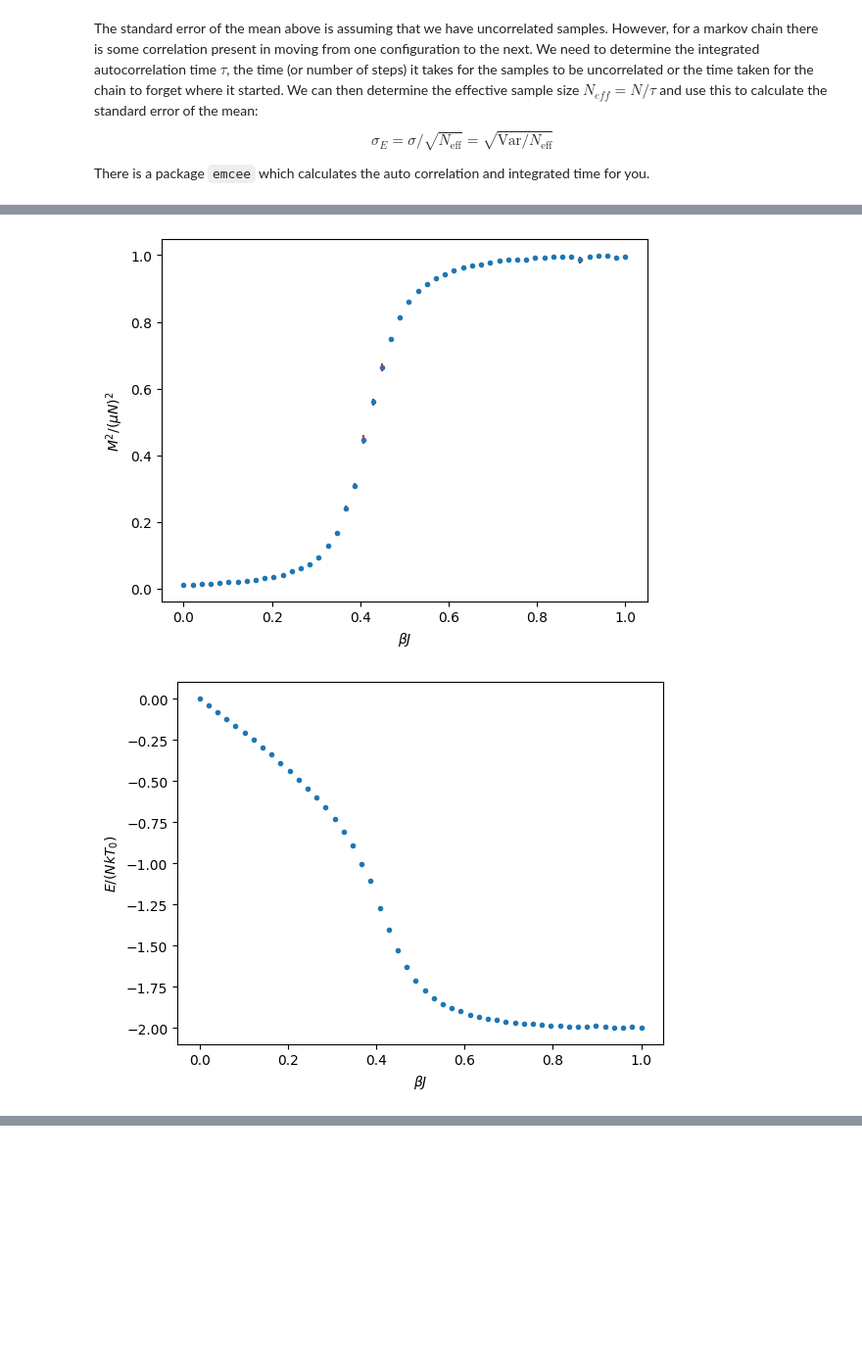
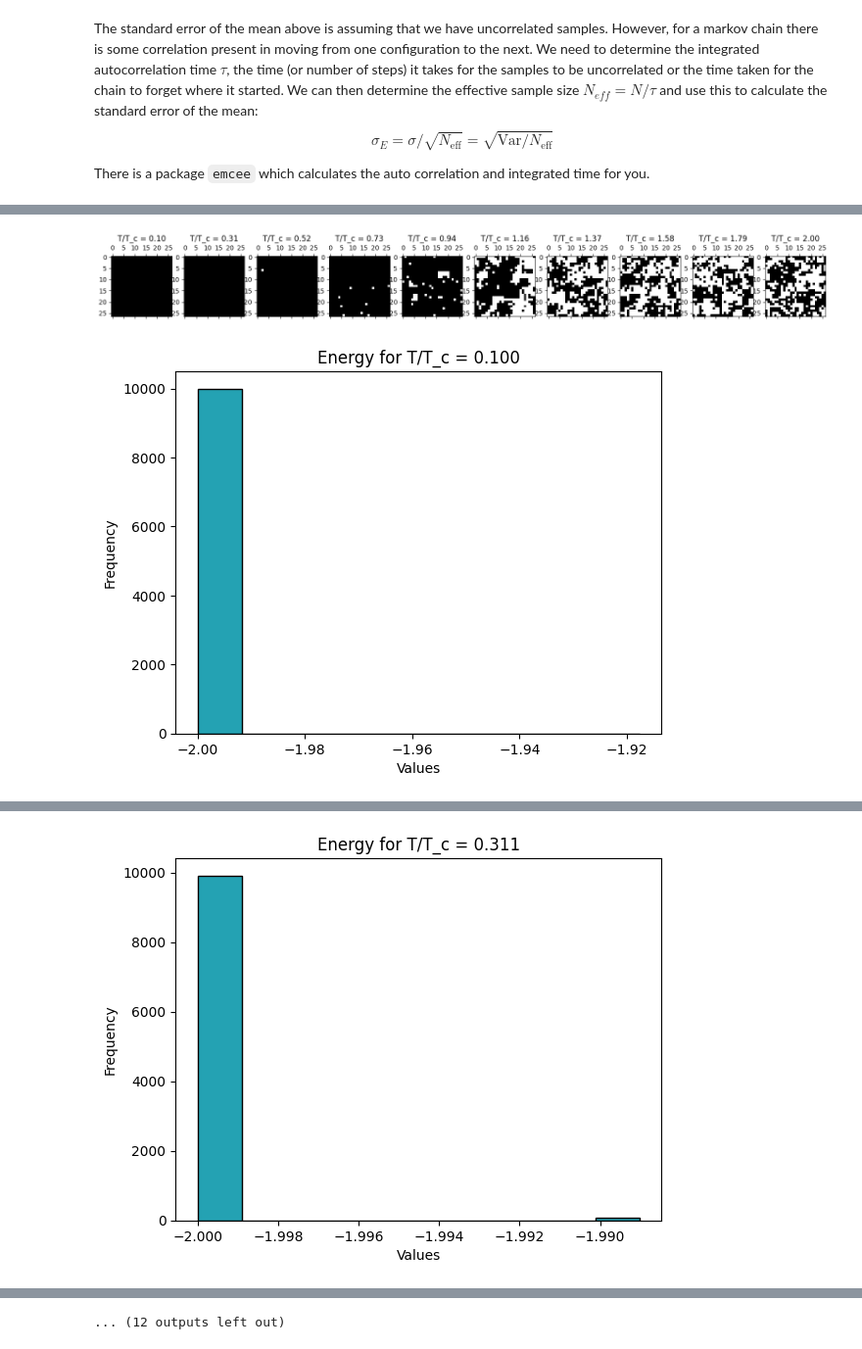
Before and after one commit to tylerjwhitts/IsingModel, a Jupyter notebook: montecarlomethod.ipynb, the cells around one changed output, grey strips where cells are left out. Shown at 98% size. Cells and saved outputs as stored; diff of their text form; code cells hidden in the pictures; blank space fills up the shorter version.

Commit message:
Finalised the Markov Chain Python notebook and begun C++ program for markov chain.

```diff
--- a/montecarlomethod.ipynb
+++ b/montecarlomethod.ipynb
@@ -558,7 +562,0 @@ KeyboardInterrupt:
-# %%
-fig, ax = plt.subplots()
-ax.errorbar(betaJ, magnetisation, yerr=magnetisation_err, fmt=".", ecolor='red')
-ax.set_xlabel(r"$\beta J$")
-ax.set_ylabel(r"$M^2$")
-filename = f"./figures/ising_rand_M2_v_betaJ_{L}x{L}.png"
-fig.savefig(filename)
@@ -587,5 +562,0 @@ $$
-# %%
-specific_heat = (energy_err * betaJ)**2
-plt.plot(betaJ, specific_heat, '.')
-plt.xlabel(r"$\beta J$")
-plt.ylabel(r"$C \ (J^2/k)$")
@@ -597,5 +562,0 @@ Display the snapshots of the lattice for each temperature step.
-# %%
-fig, ax = plt.subplots(1,len(final_snapshots), figsize=(20,10))
-for i, snapshot in enumerate(final_snapshots):
-    ax[i].matshow(snapshot, cmap='gray')
-    ax[i].set_title(f'betaJ = {betaJ[i]:0.1f}')
@@ -603,0 +591,16 @@ for i, snapshot in enumerate(final_snapshots):
+# %%
+num_sweeps = 10000
+N = 1000 # must be large to reduce the auto correlation time between observable measurements
+L = 27
+T = 1e6
+
+
+snapshots, energies, mags = runMarkovChainMonteCarlo(T, height=L, width=L, N=N, num_sweeps=num_sweeps, output_prog=False, output_gif=False)
+E_ave, E_sem = measure_observable(energies, calculate_sem=True)
+mag_ave, mag_sem = measure_observable(mags, calculate_sem=True)
+print(f'Energy of the system at T={T} is {E_ave}')
+print(f'Magnetisation squared of the system at T={T} is {mag_ave}')
+energy_hist = get_hist(energies, L, "Energy", T)
+energy_hist[1].axvline(E_ave)
+mag_hist = get_hist(mags, L, "Magnetisation Squared", T)
+mag_hist[1].axvline(mag_ave)
@@ -663,7 +679,7 @@ def ising_betaJ_sweep(betaJ, L, N=100, num_sweeps=1000, plot_hist=False, plot_sn
     fig.savefig(filename)
 # %%
-betaJ = np.linspace(0, 1, 50)
-ising_betaJ_sweep(betaJ, L=9, N=100, num_sweeps=10000, plot_hist=False, plot_snapshots=False)
+T_array = np.linspace(0.1, 2, 10)
+MarkovChainMonteCarloMeasurements(T_array, L=27, N=2500, num_sweeps=10000, generate_hists=True, plot_snapshots=True)
 # %% [output]
-[figure, old version]
+[figure, new version]
-[figure, old version]
+[figure, new version]
@@ -670,0 +687 @@ ising_betaJ_sweep(betaJ, L=9, N=100, num_sweeps=10000, plot_hist=False, plot_sna
+[figure, added]
@@ -670,0 +696 @@ ising_betaJ_sweep(betaJ, L=9, N=100, num_sweeps=10000, plot_hist=False, plot_sna
+... (12 outputs left out)
```
Also changed, not shown: parts of 81 cells of this notebook, 2 other files.
